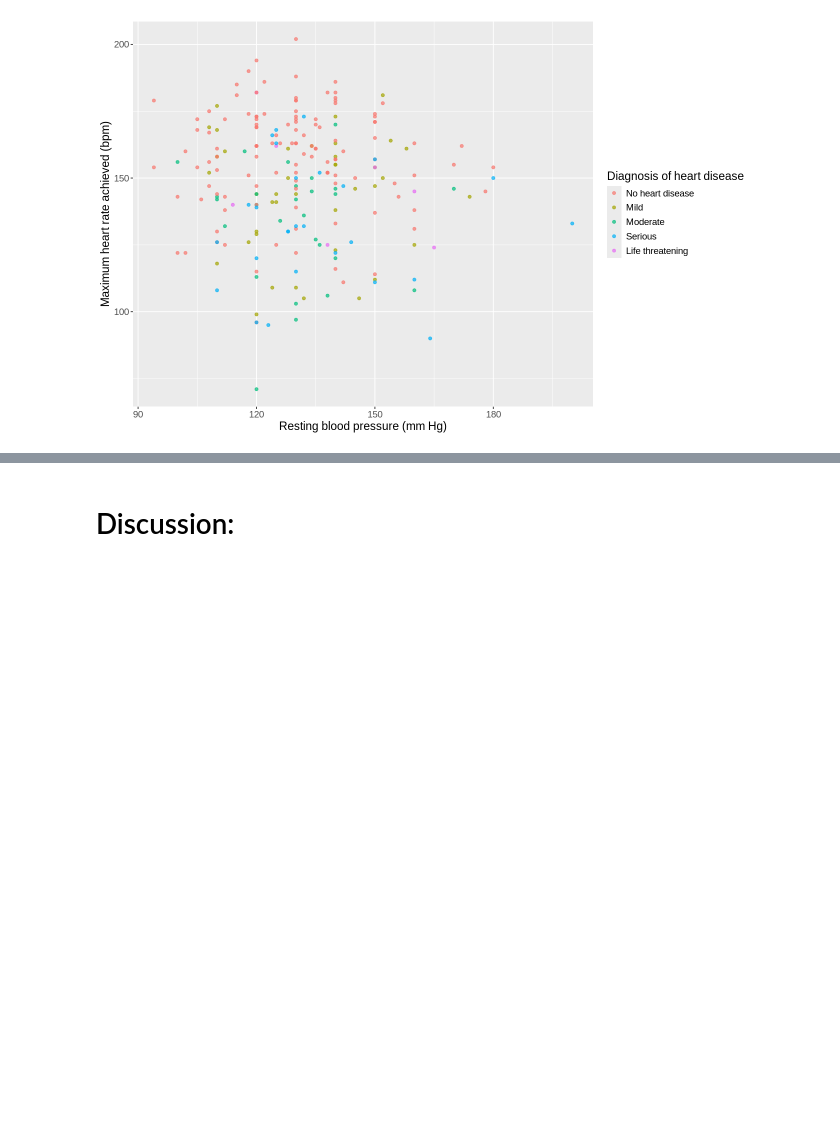
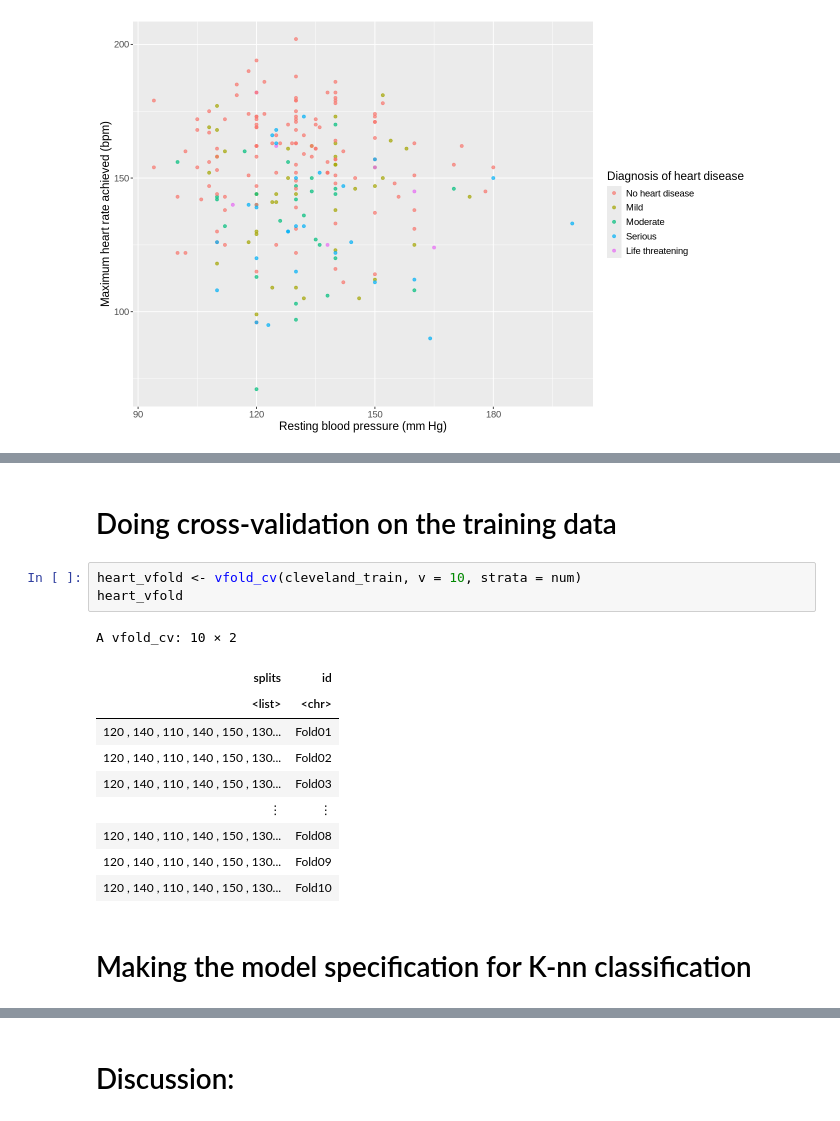
Before and after one commit to Xiaobin215/Billy_project_DSCI100, a Jupyter notebook: Billy's Final Project.ipynb, the cells around one changed output, grey strips where cells are left out. Saved outputs shown, nothing was run; the diff lists cells and outputs as text; blank space fills up the shorter version.

```diff
--- a/Billy's Final Project.ipynb
+++ b/Billy's Final Project.ipynb
@@ -126,0 +173,18 @@ cleveland_train_plot
+# %% [markdown]
+# Doing cross-validation on the training data
+# %%
+heart_vfold <- vfold_cv(cleveland_train, v = 10, strata = num)
+heart_vfold
+# %% [output]
+A vfold_cv: 10 × 2
+| splits | id |
+| <list> | <chr> |
+| 120 , 140 , 110 , 140 , 150 , 130... | Fold01 |
+| 120 , 140 , 110 , 140 , 150 , 130... | Fold02 |
+| 120 , 140 , 110 , 140 , 150 , 130... | Fold03 |
+| ⋮ | ⋮ |
+| 120 , 140 , 110 , 140 , 150 , 130... | Fold08 |
+| 120 , 140 , 110 , 140 , 150 , 130... | Fold09 |
+| 120 , 140 , 110 , 140 , 150 , 130... | Fold10 |
+# %% [markdown]
+# Making the model specification for K-nn classification
```
Also changed, not shown: parts of 11 cells of this notebook.
